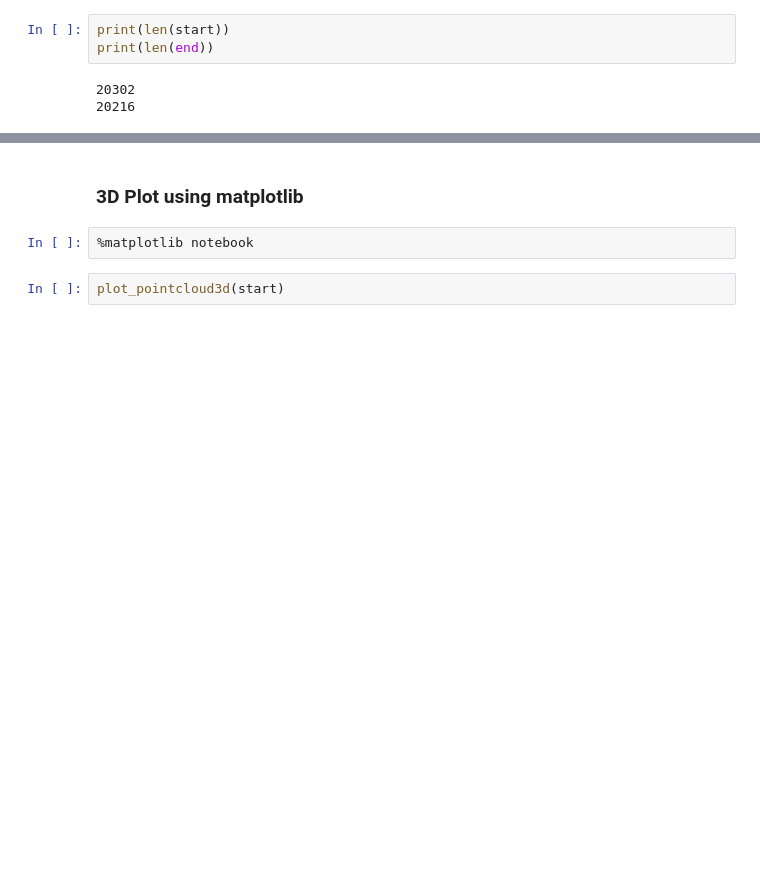
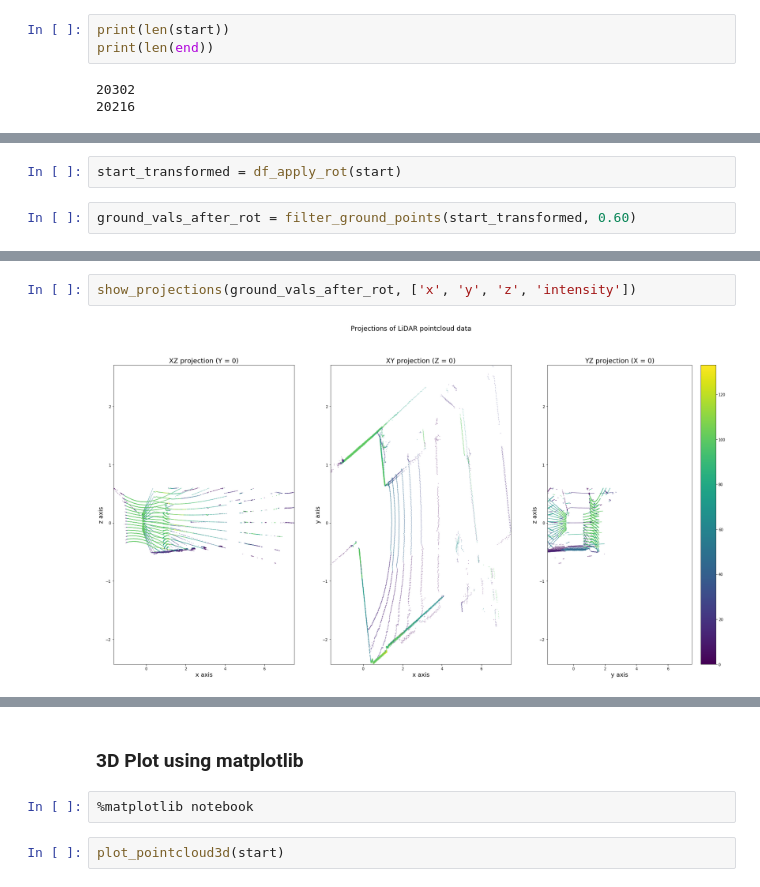
Before and after one commit to epfl-lasa/crowd_tracker_lidar3d, a Jupyter notebook: jupyter_nbs/PointCloud_Segmentation.ipynb, the cells around one changed output, grey strips where cells are left out. Saved outputs shown, nothing was run; the diff lists cells and outputs as text; blank space fills up the shorter version.

```diff
--- a/jupyter_nbs/PointCloud_Segmentation.ipynb
+++ b/jupyter_nbs/PointCloud_Segmentation.ipynb
@@ -107,0 +77,4 @@ plt.show()
+# %%
+start_transformed = df_apply_rot(start)
+# %%
+ground_vals_after_rot = filter_ground_points(start_transformed, 0.60)
@@ -107,0 +89,4 @@ plt.show()
+# %%
+show_projections(ground_vals_after_rot, ['x', 'y', 'z', 'intensity'])
+# %% [output]
+[figure, added]
```
Also changed, not shown: parts of 14 cells of this notebook, 6 other files.
